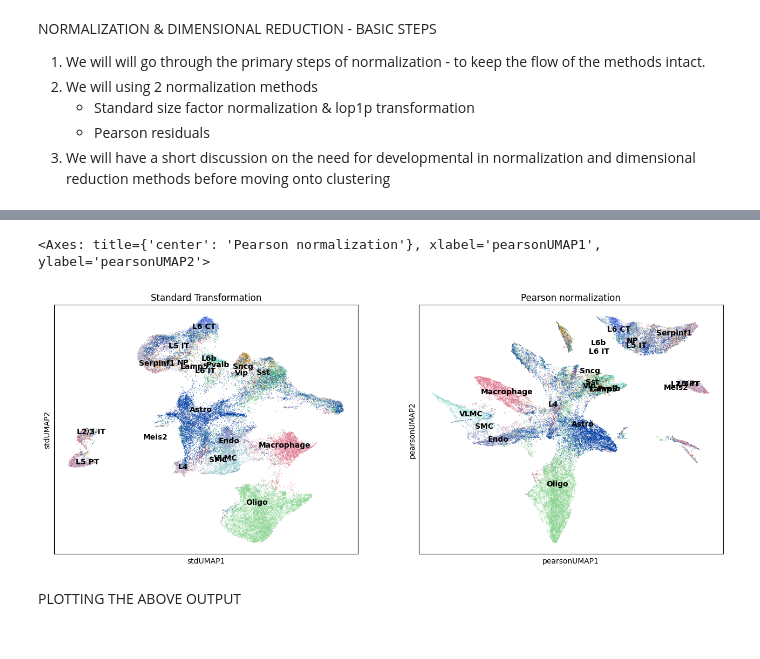
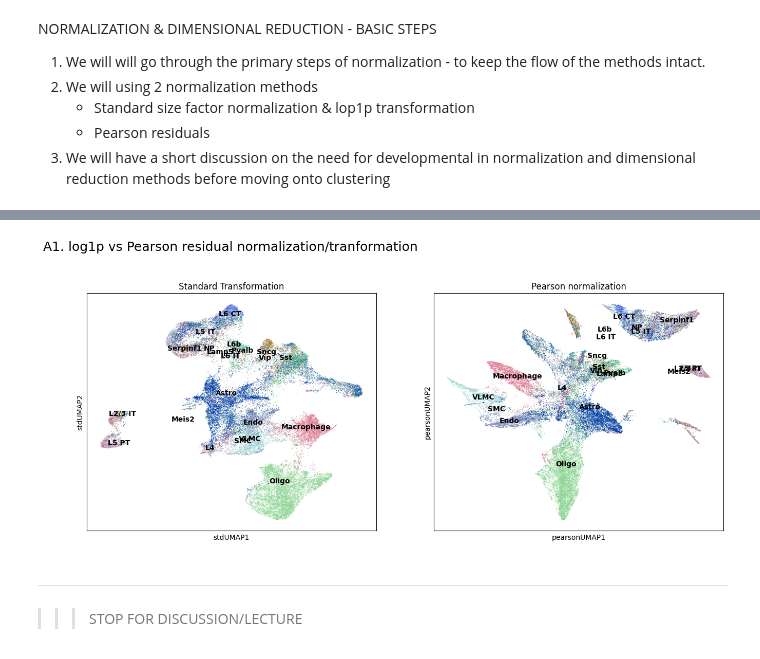
Before and after one commit to dr-sayyadhury/spatial_analysis_workshop_iso2024, a Jupyter notebook: scripts/module3/module3___building_your_spatial_model_script01.ipynb, the cells around one changed output, grey strips where cells are left out. Cells and saved outputs as stored; diff of their text form; code cells hidden in the pictures.

Commit message:
latest update with module 5 and 6

```diff
--- a/scripts/module3/module3___building_your_spatial_model_script01.ipynb
+++ b/scripts/module3/module3___building_your_spatial_model_script01.ipynb
@@ -163,28 +177,36 @@ ppf.get_memory_usage() ### monitor memory usage
 # %%
+
 fig, axes = plt.subplots(1, 2, figsize=(16, 6))
 axes = axes.flatten()
+
+fig.suptitle('A1. log1p vs Pearson residual normalization/tranformation', fontsize=18, y=1.05, x=0.3)
 
 sc.pl.embedding(adata, basis='stdUMAP',
                 color='cell_label',
                 title='Standard Transformation',
                 legend_loc='on data',
                 ax=axes[0],
                 show=False)
 
 sc.pl.embedding(adata,
                 basis='pearsonUMAP',
                 color='cell_label',
                 title='Pearson normalization',
                 legend_loc='on data',
                 ax=axes[1],
                 show=False)
 
-plt.savefig(out+'module3/figures/figure01_standard_vs_pearson.png', dpi=300)
+plt.savefig(out+'module3/figures/figure01_a1.standard_vs_pearson.png', dpi=300)
+
+
+
+#----------------------------------------------
+ppf.get_memory_usage() ### monitor memory usage
 # %% [output]
-<Axes: title={'center': 'Pearson normalization'}, xlabel='pearsonUMAP1', ylabel='pearsonUMAP2'>
-[figure, old version]
+[figure, new version]
-# %% [markdown]
-PLOTTING THE ABOVE OUTPUT
+# %% [markdown]
+---
+>>> STOP FOR DISCUSSION/LECTURE
 # %% [markdown]
 ---
 PRACTICE ON YOUR OWN :
```
Also changed, not shown: parts of 17 cells of this notebook, 15 other files.
